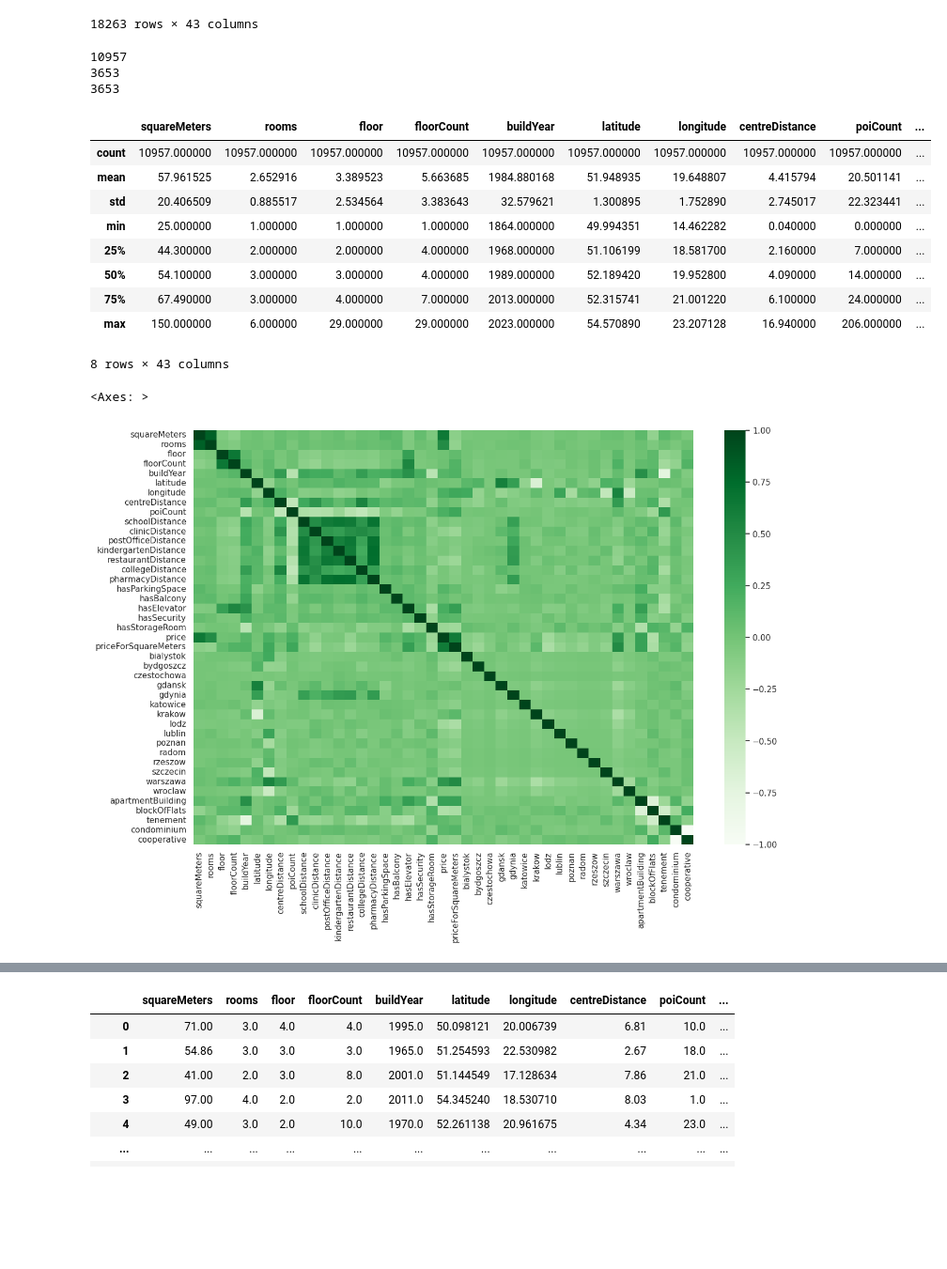
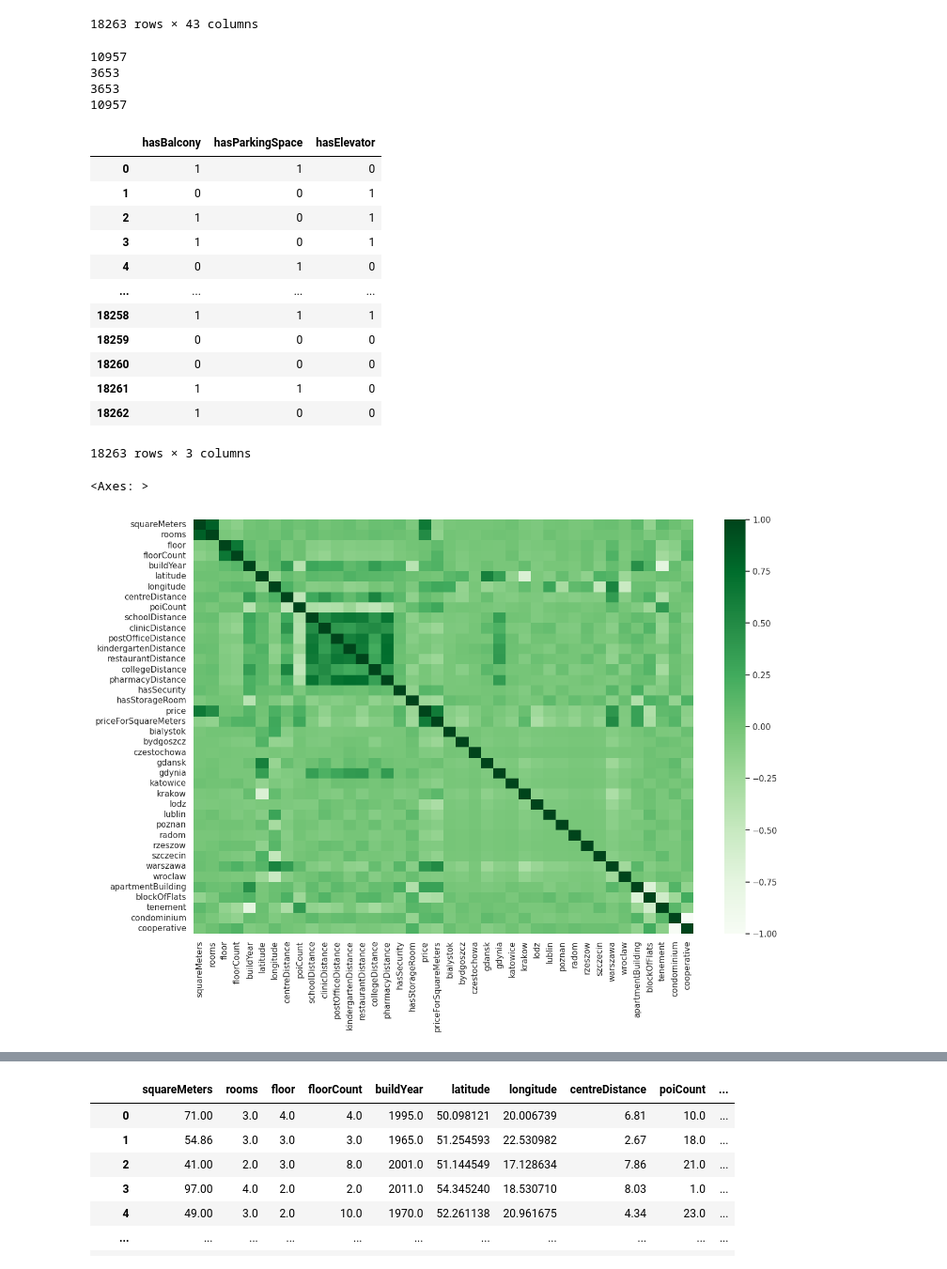
Before and after one commit to SzymonCisowski/PFML_Project, a Jupyter notebook: Projekt_PFML1.ipynb, the cells around one changed output, grey strips where cells are left out. Shown: that part at 94% size. Cells and saved outputs as stored; diff of their text form; code cells hidden in the pictures; blank space fills up the shorter version.

```diff
--- a/Projekt_PFML1.ipynb
+++ b/Projekt_PFML1.ipynb
@@ -217,27 +217,35 @@ df
 18263 rows × 43 columns
 # %%
 from sklearn.model_selection import train_test_split
-
-X_train, X_test = train_test_split(df,test_size=0.4,random_state=21)
-X_valid, X_test = train_test_split(X_test,test_size=0.5,random_state=21)
+tmp1=[df['hasBalcony'],df['hasParkingSpace'],df['hasElevator']]
+target=pd.DataFrame(tmp1).transpose()
+data=df.drop(['hasElevator','hasParkingSpace','hasBalcony'],axis=1)
+X_train, X_test,Y_train, Y_test = train_test_split(data,target,test_size=0.4,random_state=21)
+X_valid, X_test, Y_valid, Y_test = train_test_split(X_test,Y_test,test_size=0.5,random_state=21)
 print(len(X_train))
 print(len(X_test))
 print(len(X_valid))
+print(len(Y_train))
 X_train.describe()
+target
 # %% [output]
 10957
 3653
 3653
+10957
-|  | squareMeters | rooms | floor | floorCount | buildYear | latitude | longitude | centreDistance | poiCount | ... |
-| count | 10957.000000 | 10957.000000 | 10957.000000 | 10957.000000 | 10957.000000 | 10957.000000 | 10957.000000 | 10957.000000 | 10957.000000 | ... |
-| mean | 57.961525 | 2.652916 | 3.389523 | 5.663685 | 1984.880168 | 51.948935 | 19.648807 | 4.415794 | 20.501141 | ... |
-| std | 20.406509 | 0.885517 | 2.534564 | 3.383643 | 32.579621 | 1.300895 | 1.752890 | 2.745017 | 22.323441 | ... |
-| min | 25.000000 | 1.000000 | 1.000000 | 1.000000 | 1864.000000 | 49.994351 | 14.462282 | 0.040000 | 0.000000 | ... |
-| 25% | 44.300000 | 2.000000 | 2.000000 | 4.000000 | 1968.000000 | 51.106199 | 18.581700 | 2.160000 | 7.000000 | ... |
-| 50% | 54.100000 | 3.000000 | 3.000000 | 4.000000 | 1989.000000 | 52.189420 | 19.952800 | 4.090000 | 14.000000 | ... |
-| 75% | 67.490000 | 3.000000 | 4.000000 | 7.000000 | 2013.000000 | 52.315741 | 21.001220 | 6.100000 | 24.000000 | ... |
-| max | 150.000000 | 6.000000 | 29.000000 | 29.000000 | 2023.000000 | 54.570890 | 23.207128 | 16.940000 | 206.000000 | ... |
+|  | hasBalcony | hasParkingSpace | hasElevator |
+| 0 | 1 | 1 | 0 |
+| 1 | 0 | 0 | 1 |
+| 2 | 1 | 0 | 1 |
+| 3 | 1 | 0 | 1 |
+| 4 | 0 | 1 | 0 |
+| ... | ... | ... | ... |
+| 18258 | 1 | 1 | 1 |
+| 18259 | 0 | 0 | 0 |
+| 18260 | 0 | 0 | 0 |
+| 18261 | 1 | 1 | 0 |
+| 18262 | 1 | 0 | 0 |
-8 rows × 43 columns
+18263 rows × 3 columns
 # %%
 import seaborn as sns
 import matplotlib.pyplot as plt
@@ -246,7 +254,7 @@ plt.figure(figsize = (15, 10))
 sns.heatmap(corr, cmap = 'Greens')
 # %% [output]
 <Axes: >
-[figure, old version]
+[figure, new version]
 # %%
 import seaborn as sns
 sns.set_theme()
```
Also changed, not shown: parts of 4 cells of this notebook.
